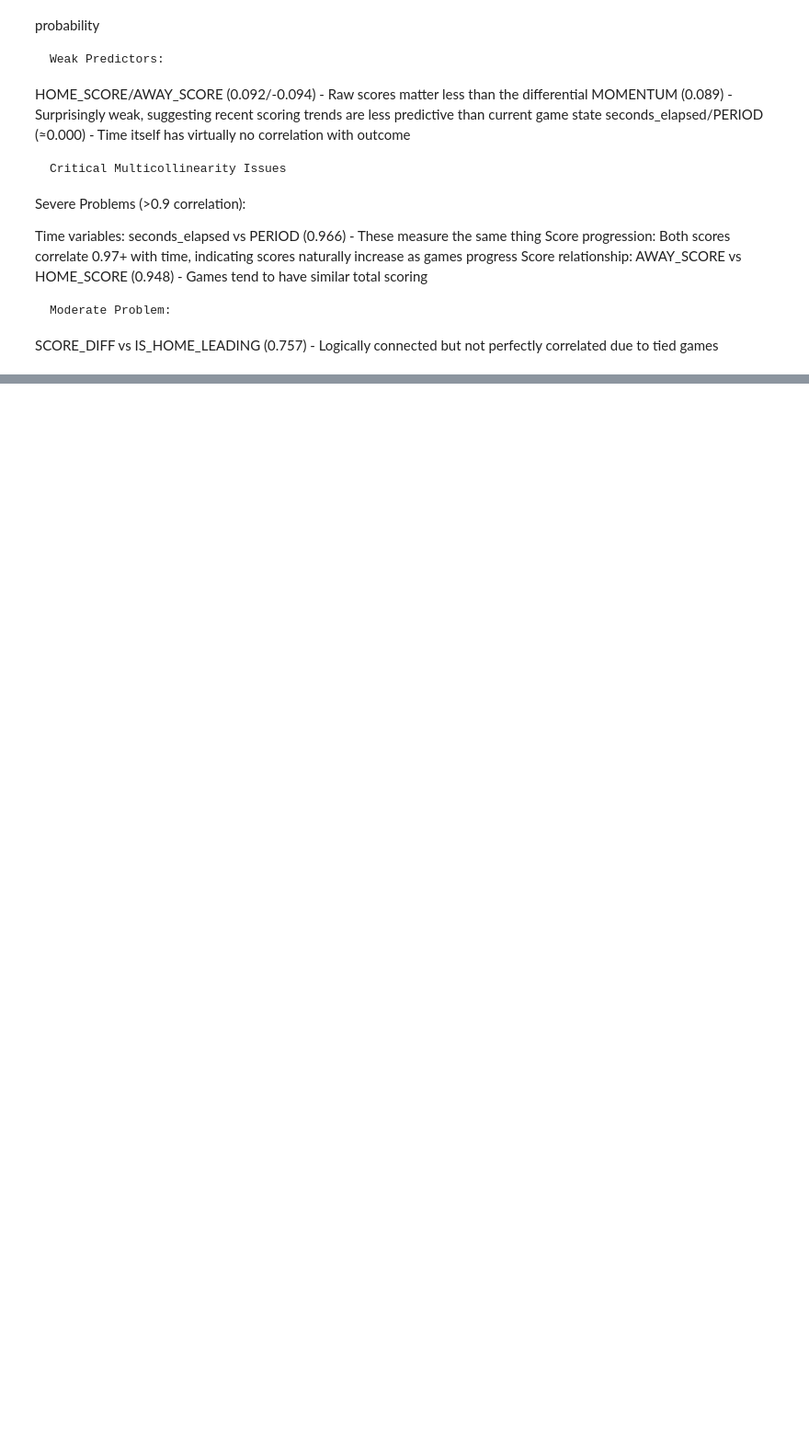
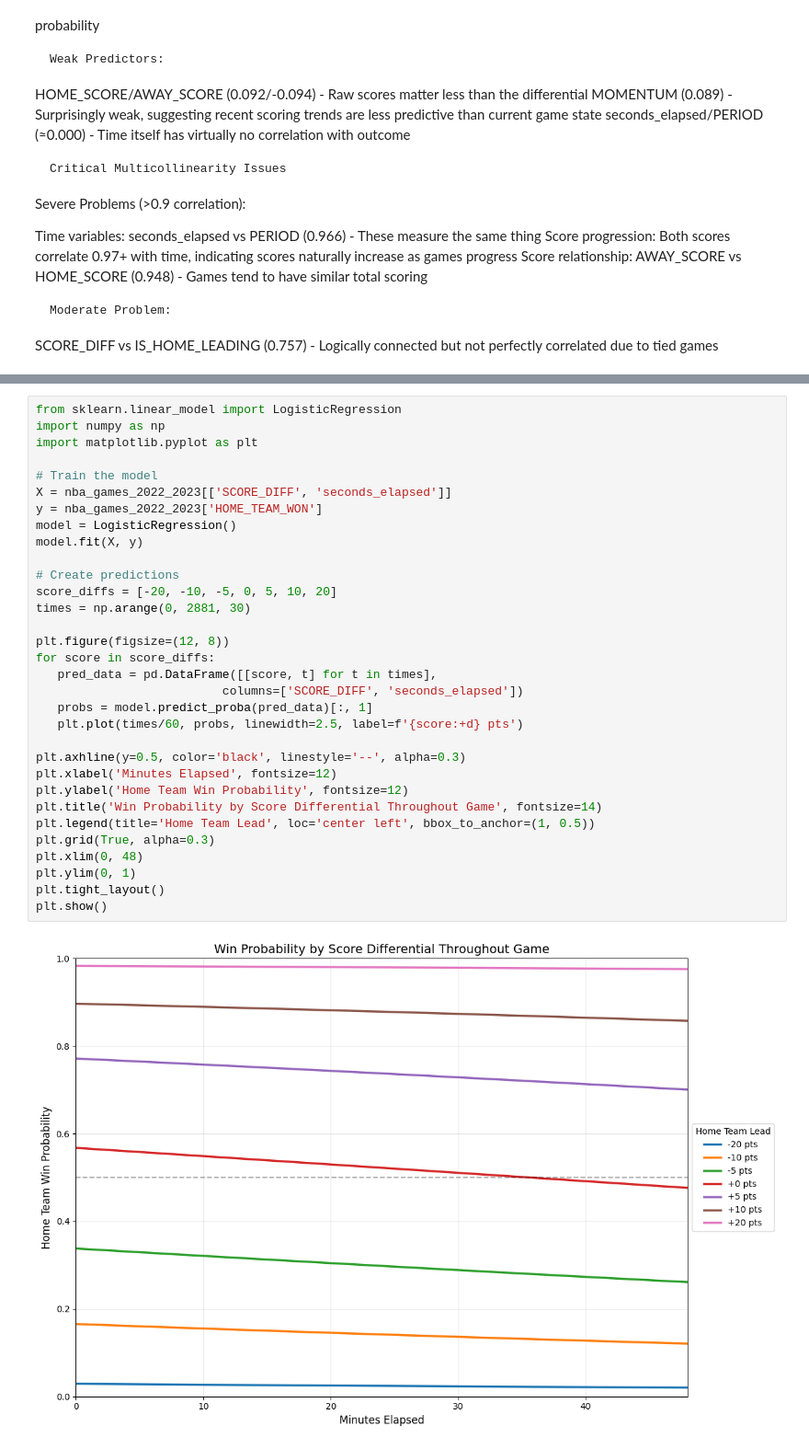
Before and after one commit to MibhaelGray/NBA-Game-Outcomes-A-Machine-Learning-Approach-Based-on-Real-Time-Score-Differentials, a Jupyter notebook: src/models/model.ipynb, the cells around one changed output, grey strips where cells are left out. Shown at 92% size. Drawn from its saved outputs; the diff is of its cells as text; blank space fills up the shorter version.

```diff
--- a/src/models/model.ipynb
+++ b/src/models/model.ipynb
@@ -288,0 +190,34 @@ Key Insights from Win Probability Evolution:
+# %%
+from sklearn.linear_model import LogisticRegression
+import numpy as np
+import matplotlib.pyplot as plt
+
+# Train the model
+X = nba_games_2022_2023[['SCORE_DIFF', 'seconds_elapsed']]
+y = nba_games_2022_2023['HOME_TEAM_WON']
+model = LogisticRegression()
+model.fit(X, y)
+
+# Create predictions
+score_diffs = [-20, -10, -5, 0, 5, 10, 20]
+times = np.arange(0, 2881, 30)
+
+plt.figure(figsize=(12, 8))
+for score in score_diffs:
+   pred_data = pd.DataFrame([[score, t] for t in times],
+                          columns=['SCORE_DIFF', 'seconds_elapsed'])
+   probs = model.predict_proba(pred_data)[:, 1]
+   plt.plot(times/60, probs, linewidth=2.5, label=f'{score:+d} pts')
+
+plt.axhline(y=0.5, color='black', linestyle='--', alpha=0.3)
+plt.xlabel('Minutes Elapsed', fontsize=12)
+plt.ylabel('Home Team Win Probability', fontsize=12)
+plt.title('Win Probability by Score Differential Throughout Game', fontsize=14)
+plt.legend(title='Home Team Lead', loc='center left', bbox_to_anchor=(1, 0.5))
+plt.grid(True, alpha=0.3)
+plt.xlim(0, 48)
+plt.ylim(0, 1)
+plt.tight_layout()
+plt.show()
+# %% [output]
+[figure, added]
```
Also changed, not shown: parts of 12 cells of this notebook.
